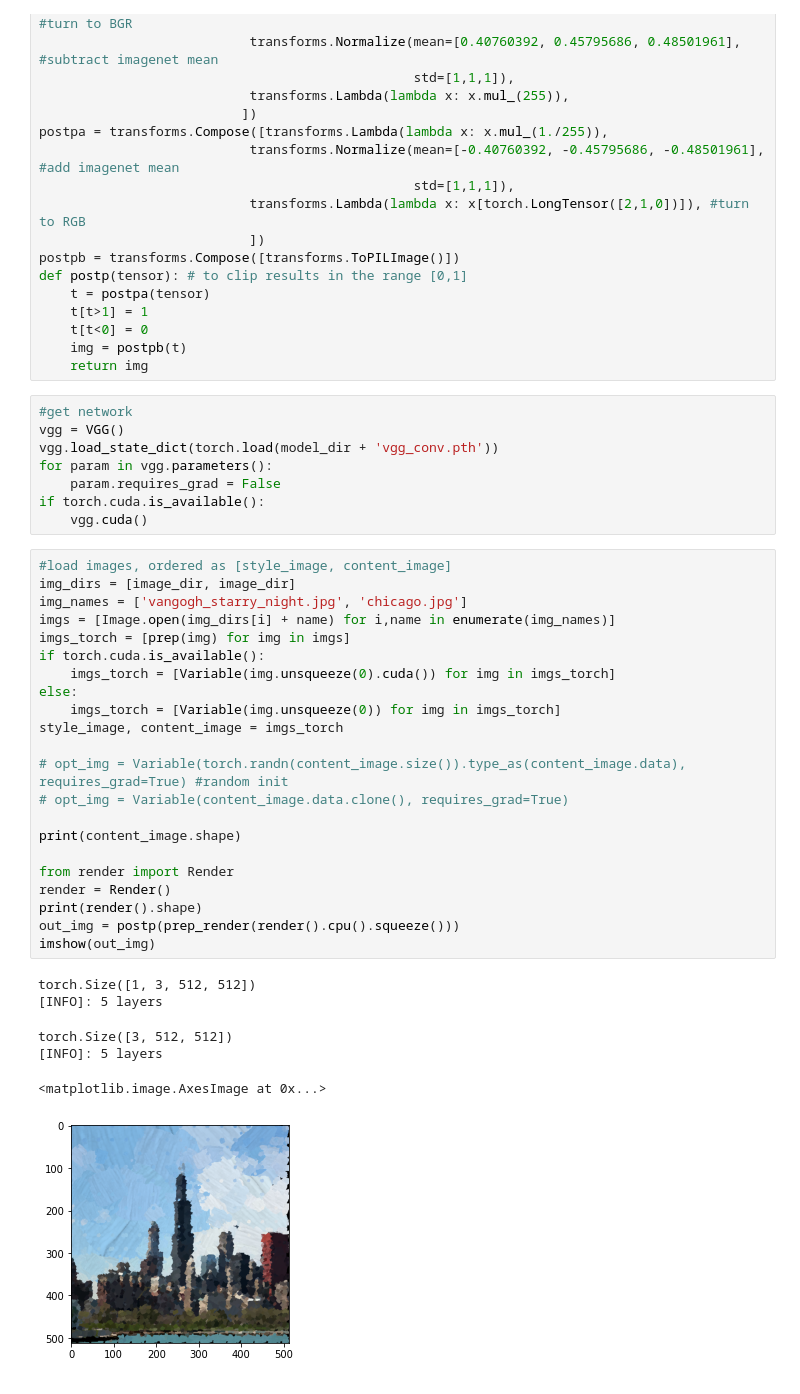
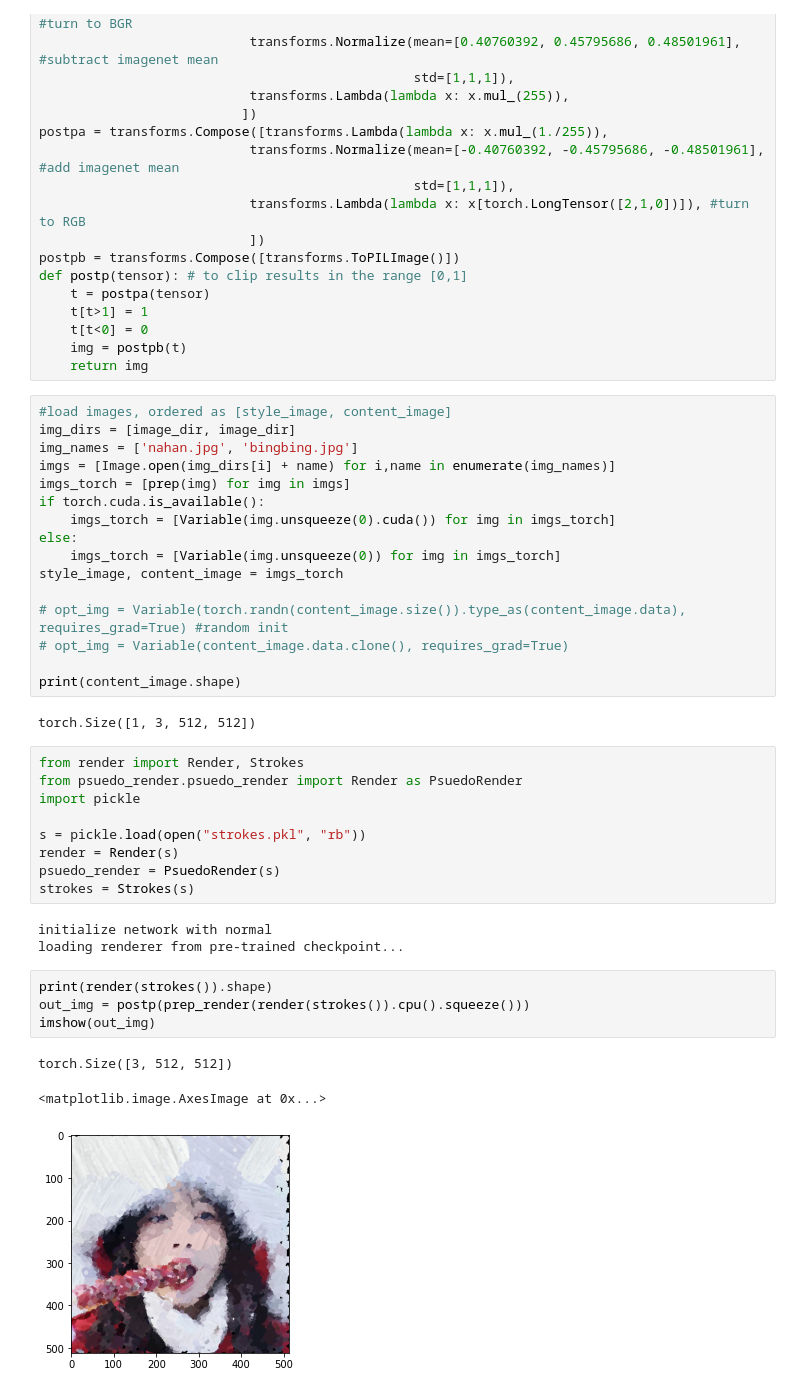
Before and after one commit to ChenWendi2001/neural-face-painting, a Jupyter notebook: style_transfer/NeuralStyleTransfer_transformer.ipynb, the cells around one changed output. Saved outputs shown, nothing was run; the diff lists cells and outputs as text.

```diff
--- a/style_transfer/NeuralStyleTransfer_transformer.ipynb
+++ b/style_transfer/NeuralStyleTransfer_transformer.ipynb
@@ -119,18 +46,10 @@ def postp(tensor): # to clip results in the range [0,1]
     t[t<0] = 0
     img = postpb(t)
     return img
-# %%
-#get network
-vgg = VGG()
-vgg.load_state_dict(torch.load(model_dir + 'vgg_conv.pth'))
-for param in vgg.parameters():
-    param.requires_grad = False
-if torch.cuda.is_available():
-    vgg.cuda()
 # %%
 #load images, ordered as [style_image, content_image]
 img_dirs = [image_dir, image_dir]
-img_names = ['vangogh_starry_night.jpg', 'chicago.jpg']
+img_names = ['nahan.jpg', 'bingbing.jpg']
 imgs = [Image.open(img_dirs[i] + name) for i,name in enumerate(img_names)]
 imgs_torch = [prep(img) for img in imgs]
 if torch.cuda.is_available():
@@ -143,16 +62,25 @@ style_image, content_image = imgs_torch
 # opt_img = Variable(content_image.data.clone(), requires_grad=True)
 
 print(content_image.shape)
-
-from render import Render
-render = Render()
-print(render().shape)
-out_img = postp(prep_render(render().cpu().squeeze()))
-imshow(out_img)
 # %% [output]
 torch.Size([1, 3, 512, 512])
-[INFO]: 5 layers
-torch.Size([3, 512, 512])
-[INFO]: 5 layers
-<matplotlib.image.AxesImage at 0x...>
-[figure, removed]
+# %%
+from render import Render, Strokes
+from psuedo_render.psuedo_render import Render as PsuedoRender
+import pickle
+
+s = pickle.load(open("strokes.pkl", "rb"))
+render = Render(s)
+psuedo_render = PsuedoRender(s)
+strokes = Strokes(s)
+# %% [output]
+initialize network with normal
+loading renderer from pre-trained checkpoint...
+# %%
+print(render(strokes()).shape)
+out_img = postp(prep_render(render(strokes()).cpu().squeeze()))
+imshow(out_img)
+# %% [output]
+torch.Size([3, 512, 512])
+<matplotlib.image.AxesImage at 0x...>
+[figure, added]
```
Also changed, not shown: parts of 9 cells of this notebook, 21 other files.
